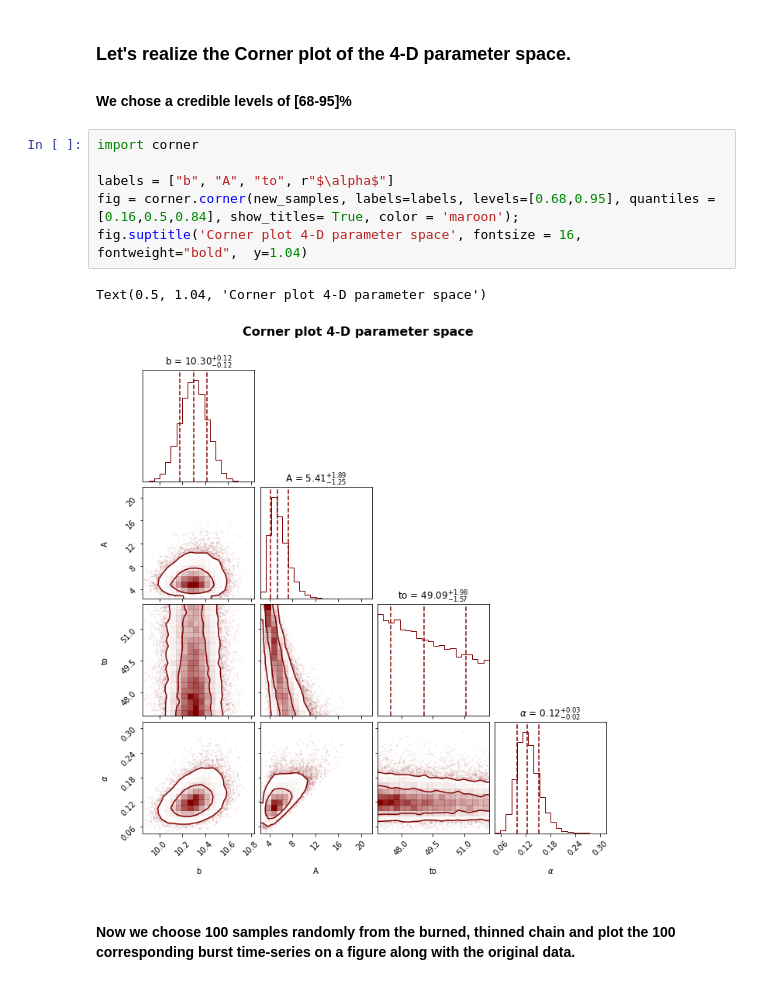
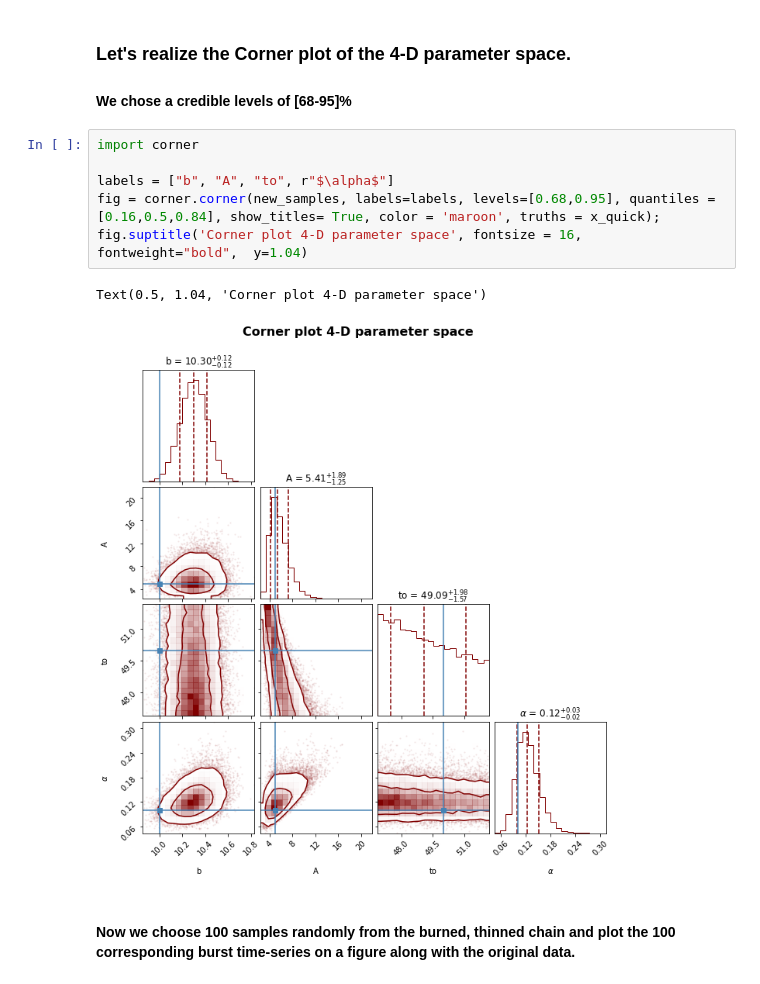
Before and after one commit to LeonardoToti/astrostatistics_bicocca_2024, a Jupyter notebook: working/L11/Transient_Universe.ipynb, the cells around one changed output. Drawn from its saved outputs; the diff is of its cells as text.

```diff
--- a/working/L11/Transient_Universe.ipynb
+++ b/working/L11/Transient_Universe.ipynb
@@ -220,12 +225,12 @@ plt.show()
 # %%
 import corner
 
 labels = ["b", "A", "to", r"$\alpha$"]
-fig = corner.corner(new_samples, labels=labels, levels=[0.68,0.95], quantiles =[0.16,0.5,0.84], show_titles= True, color = 'maroon');
+fig = corner.corner(new_samples, labels=labels, levels=[0.68,0.95], quantiles =[0.16,0.5,0.84], show_titles= True, color = 'maroon', truths = x_quick);
 fig.suptitle('Corner plot 4-D parameter space', fontsize = 16, fontweight="bold",  y=1.04)
 # %% [output]
 Text(0.5, 1.04, 'Corner plot 4-D parameter space')
-[figure, old version]
+[figure, new version]
 # %% [markdown]
 #### Now we choose 100 samples randomly from the burned, thinned chain and plot the 100 corresponding burst time-series on a figure along with the original data.
 # %%
```
Also changed, not shown: parts of 3 cells of this notebook, 1 other file.
